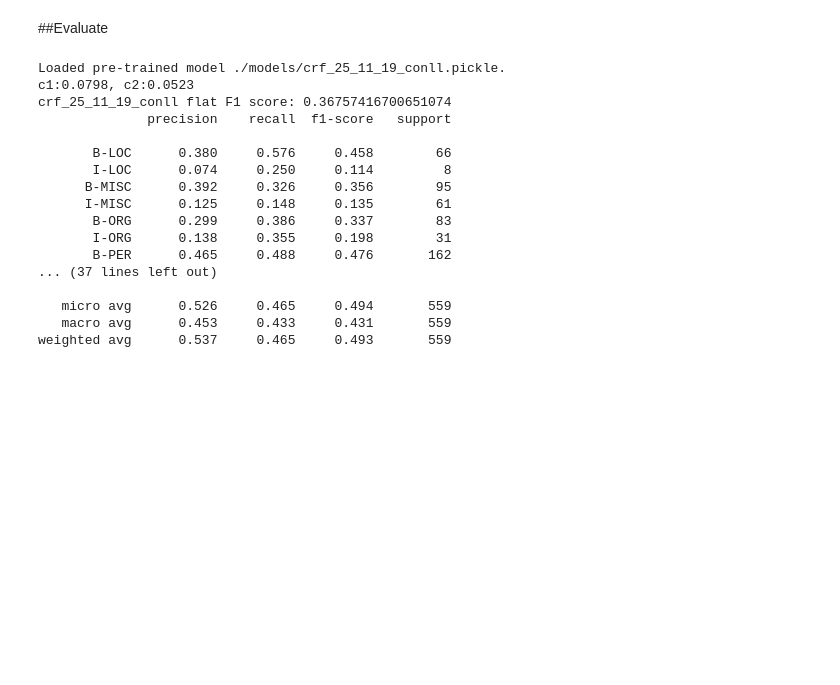
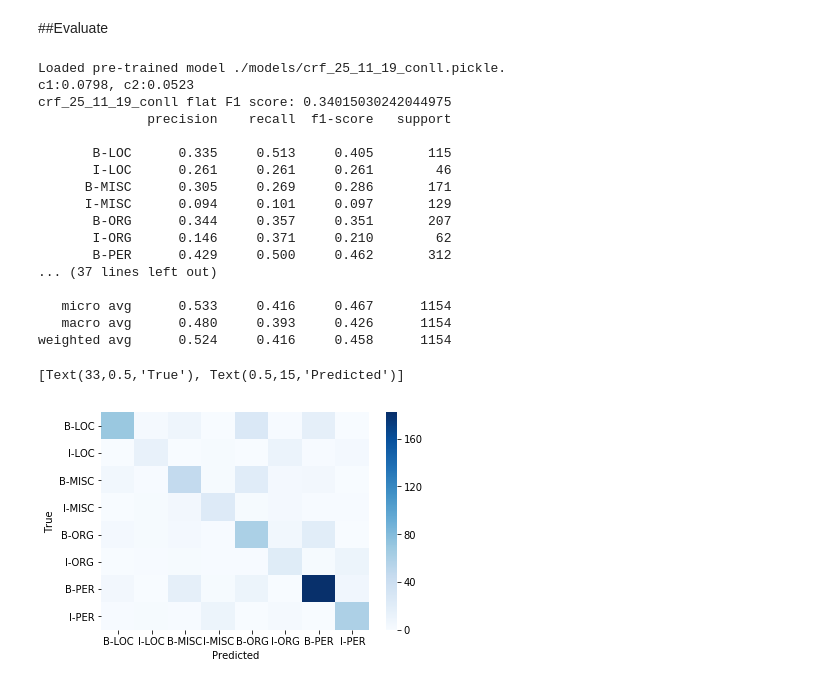
Before and after one commit to lewisbails/TwitterNER-project, a Jupyter notebook: src/train.ipynb, the cells around one changed output. Saved outputs shown, nothing was run; the diff lists cells and outputs as text; code cells hidden in the pictures; blank space fills up the shorter version.

```diff
--- a/src/train.ipynb
+++ b/src/train.ipynb
@@ -213,12 +233,13 @@ p = 1
 
 try:
     log_print('Getting sentences from multi-index dataframes...')
-    dists = {}
-    dists['tweets'] = get_sentences(tweets, 1, 'tweet')
-    dists['conll'] = get_sentences(data_conll['train'], p, 'conll')
-    dists['wnut'] = get_sentences(data_wnut['train'], p, 'wnut')
-    dists['mixed'] = pd.concat([train_conll,train_wnut]).reset_index(drop=True).sample(frac=1)
-    log_print(f'Conversion to sentences successful.')
+    dists = {
+        'tweets': get_sentences(tweets, 1, 'tweet'),
+        # 'wnut': get_sentences(data_wnut['train'], p, 'wnut'),
+        # 'conll': get_sentences(data_conll['train'], p, 'conll')
+    }
+
+    # dists['mixed'] = pd.concat([train_conll,train_wnut]).reset_index(drop=True).sample(frac=1)
 except Exception as e:
     logging.error(f'Failed: {e}')
     raise e
@@ -274,6 +304,8 @@ finally:
 ##Evaluate
 # %%
 models = ['crf_25_11_19_conll','crf_25_11_19_wnut','crf_27_11_19_mixed']
+
+test = dists['tweets']
 
 for name in models:
     model_name = f'./models/{name}.pickle'
@@ -284,17 +316,17 @@ for name in models:
 
     log_print(f'c1:{clf.c1}, c2:{clf.c2}')
 
-    y_pred = clf.predict(test_tweet['x'])
+    y_pred = clf.predict(test['x'])
 
-    flat_f1 = metrics.flat_f1_score(test_tweet['y'], y_pred,
+    flat_f1_score = metrics.flat_f1_score(test['y'], y_pred,
                         average='weighted', labels=labels)
 
-    log_print(f'{name} flat F1 score: '+str(flat_f1))
+    log_print(f'{name} flat F1 score: '+str(flat_f1_score))
 
     sorted_labels = sorted(labels, key = lambda x: (x[1:],x[0]))
 
     print(metrics.flat_classification_report(
-        test_tweet['y'], y_pred, labels=sorted_labels, digits=3
+        test['y'], y_pred, labels=sorted_labels, digits=3
     ))
 
 
@@ -303,18 +335,41 @@ for name in models:
 # %% [output]
 Loaded pre-trained model ./models/crf_25_11_19_conll.pickle.
 c1:0.0798, c2:0.0523
-crf_25_11_19_conll flat F1 score: 0.36757416700651074
+crf_25_11_19_conll flat F1 score: 0.34015030242044975
               precision    recall  f1-score   support
 
-       B-LOC      0.380     0.576     0.458        66
-       I-LOC      0.074     0.250     0.114         8
-      B-MISC      0.392     0.326     0.356        95
-      I-MISC      0.125     0.148     0.135        61
-       B-ORG      0.299     0.386     0.337        83
-       I-ORG      0.138     0.355     0.198        31
-       B-PER      0.465     0.488     0.476       162
+       B-LOC      0.335     0.513     0.405       115
+       I-LOC      0.261     0.261     0.261        46
+      B-MISC      0.305     0.269     0.286       171
+      I-MISC      0.094     0.101     0.097       129
+       B-ORG      0.344     0.357     0.351       207
+       I-ORG      0.146     0.371     0.210        62
+       B-PER      0.429     0.500     0.462       312
 ... (37 lines left out)
 
-   micro avg      0.526     0.465     0.494       559
-   macro avg      0.453     0.433     0.431       559
-weighted avg      0.537     0.465     0.493       559
+   micro avg      0.533     0.416     0.467      1154
+   macro avg      0.480     0.393     0.426      1154
+weighted avg      0.524     0.416     0.458      1154
+# %%
+# Confusion matrices
+
+model_name = f'./models/crf_27_11_19_mixed.pickle'
+
+with open(model_name,'rb') as f:
+    clf = pickle.load(f)
+
+y_pred = clf.predict(test['x'])
+
+flat_pred = [i for y in y_pred for i in y]
+flat_true = [i for y in test['y'] for i in y]
+
+conf = confusion_matrix(flat_true, flat_pred, labels=sorted_labels)
+
+conf_df = pd.DataFrame._from_arrays(conf, columns=sorted_labels, index=sorted_labels)
+
+# conf_df
+ax = sns.heatmap(data=conf_df, cmap='Blues')
+ax.set(xlabel='Predicted', ylabel='True')
+# %% [output]
+[Text(33,0.5,'True'), Text(0.5,15,'Predicted')]
+[figure, added]
```
Also changed, not shown: parts of 11 cells of this notebook, 8 other files.
